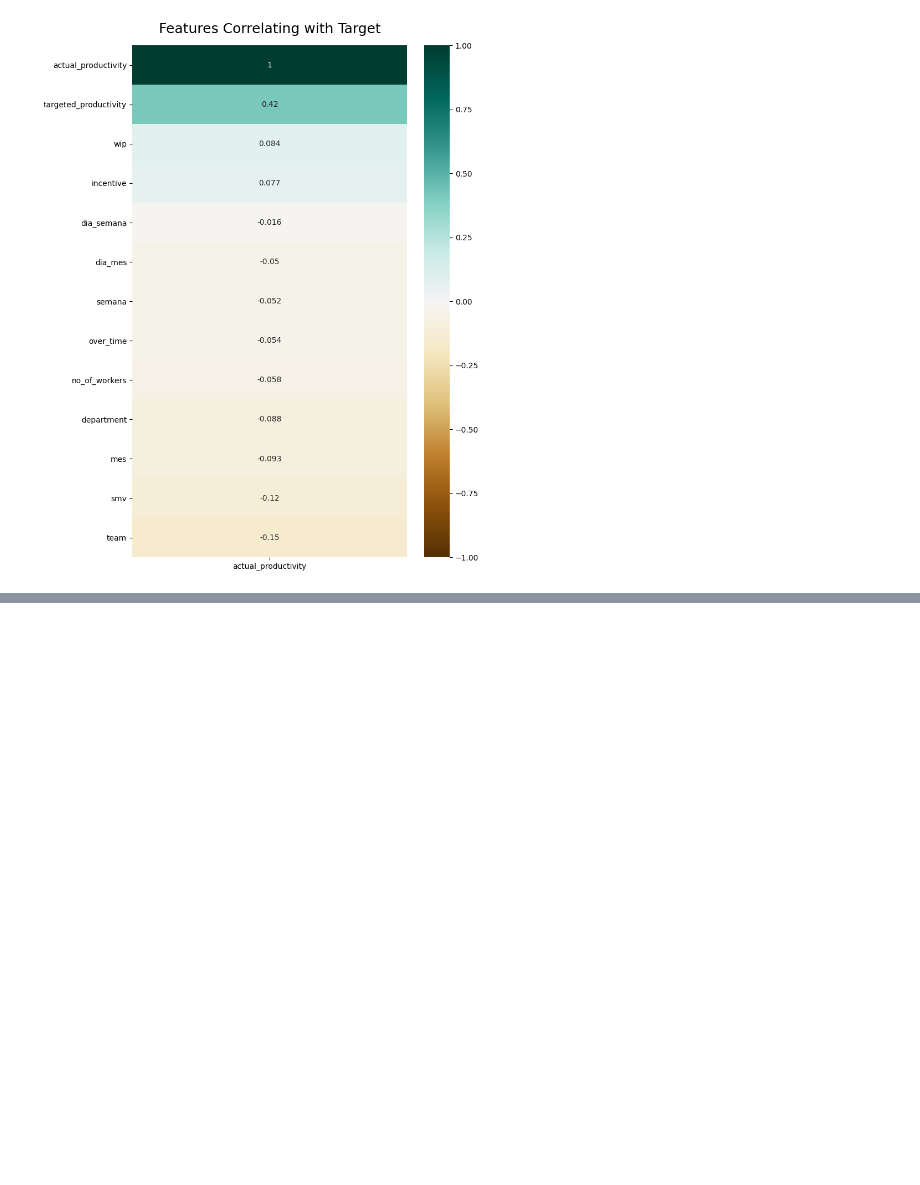
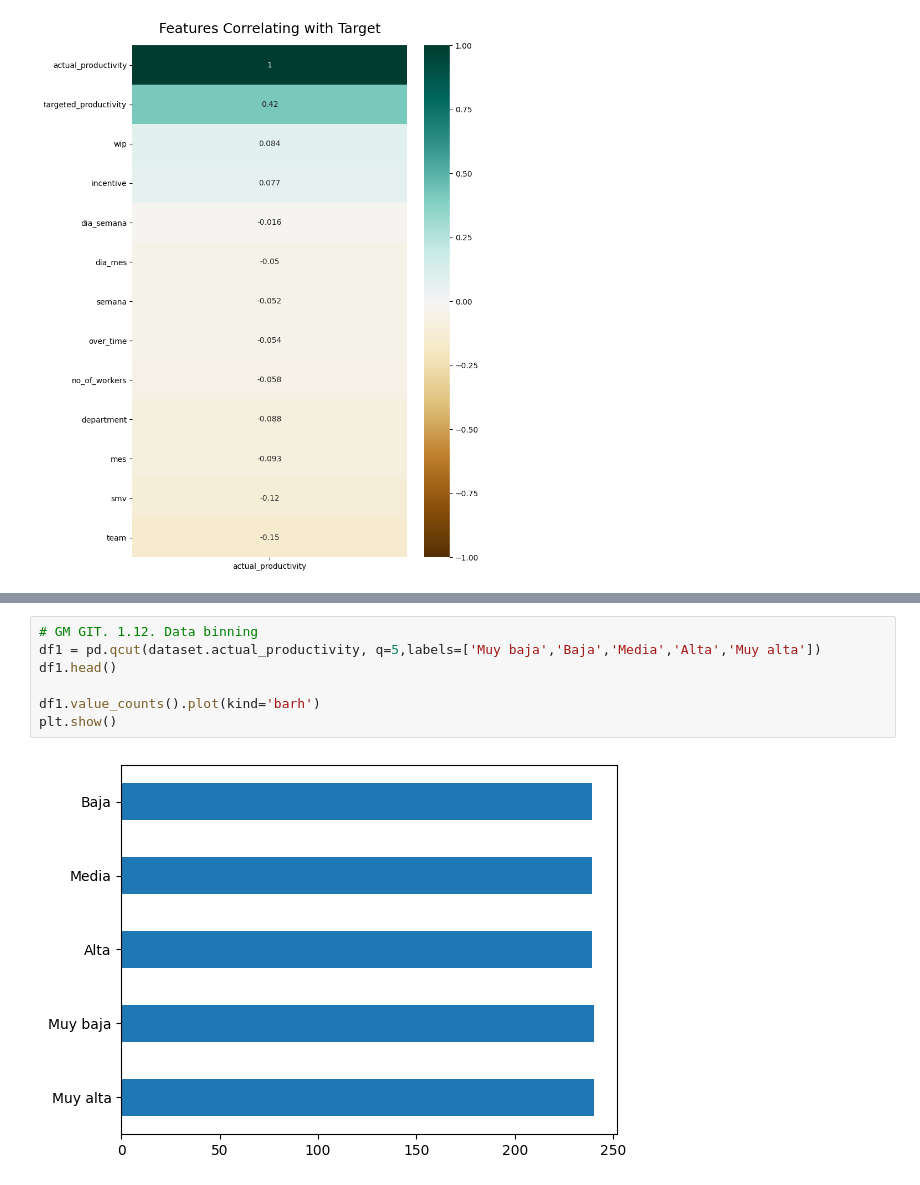
Before and after one commit to darwinpadilla/doctorado, a Jupyter notebook: Grupo_Productivity_Prediction.ipynb, the cells around one changed output, grey strips where cells are left out. Saved outputs shown, nothing was run; the diff lists cells and outputs as text; blank space fills up the shorter version.

Commit message:
Data binning

```diff
--- a/Grupo_Productivity_Prediction.ipynb
+++ b/Grupo_Productivity_Prediction.ipynb
@@ -798,0 +816,9 @@ heatmap.set_title('Features Correlating with Target', fontdict={'fontsize':18},
+# %%
+# GM GIT. 1.12. Data binning
+df1 = pd.qcut(dataset.actual_productivity, q=5,labels=['Muy baja','Baja','Media','Alta','Muy alta'])
+df1.head()
+
+df1.value_counts().plot(kind='barh')
+plt.show()
+# %% [output]
+[figure, added]
```
Also changed, not shown: parts of 2 cells of this notebook.
